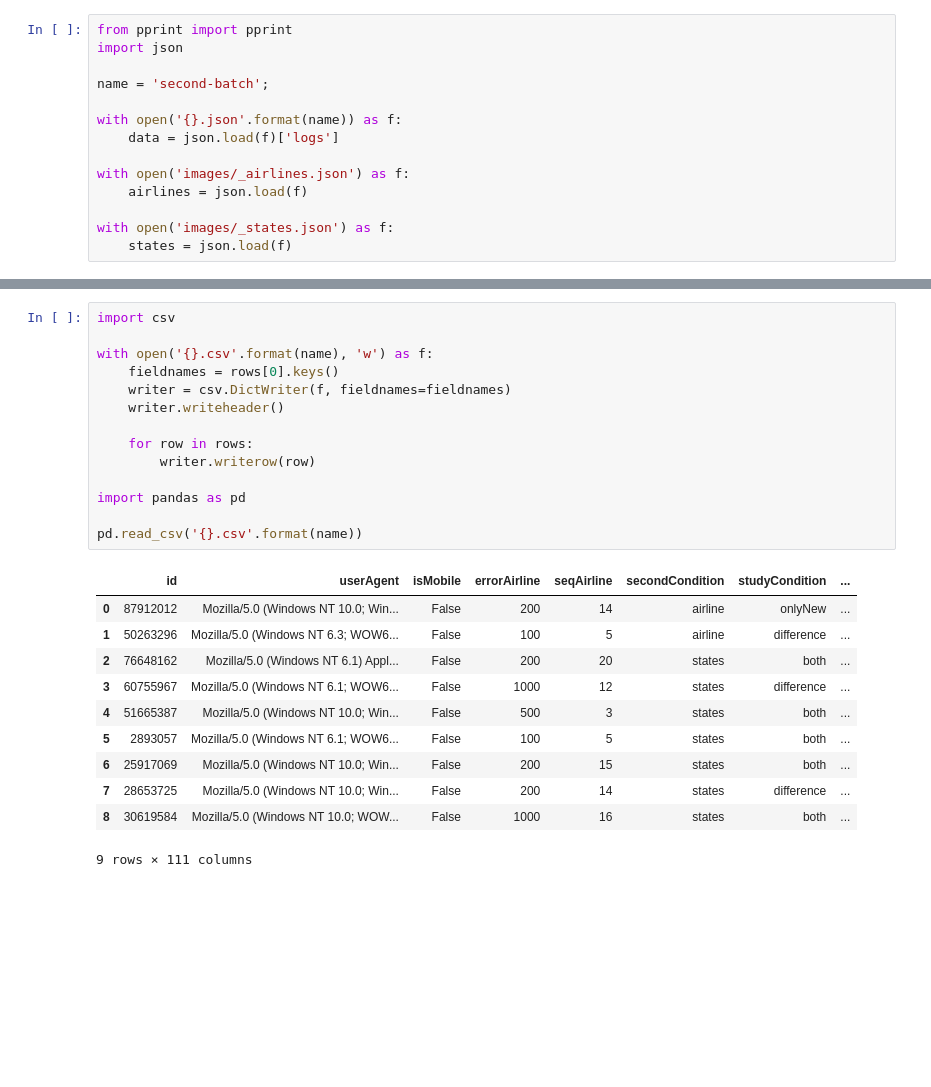
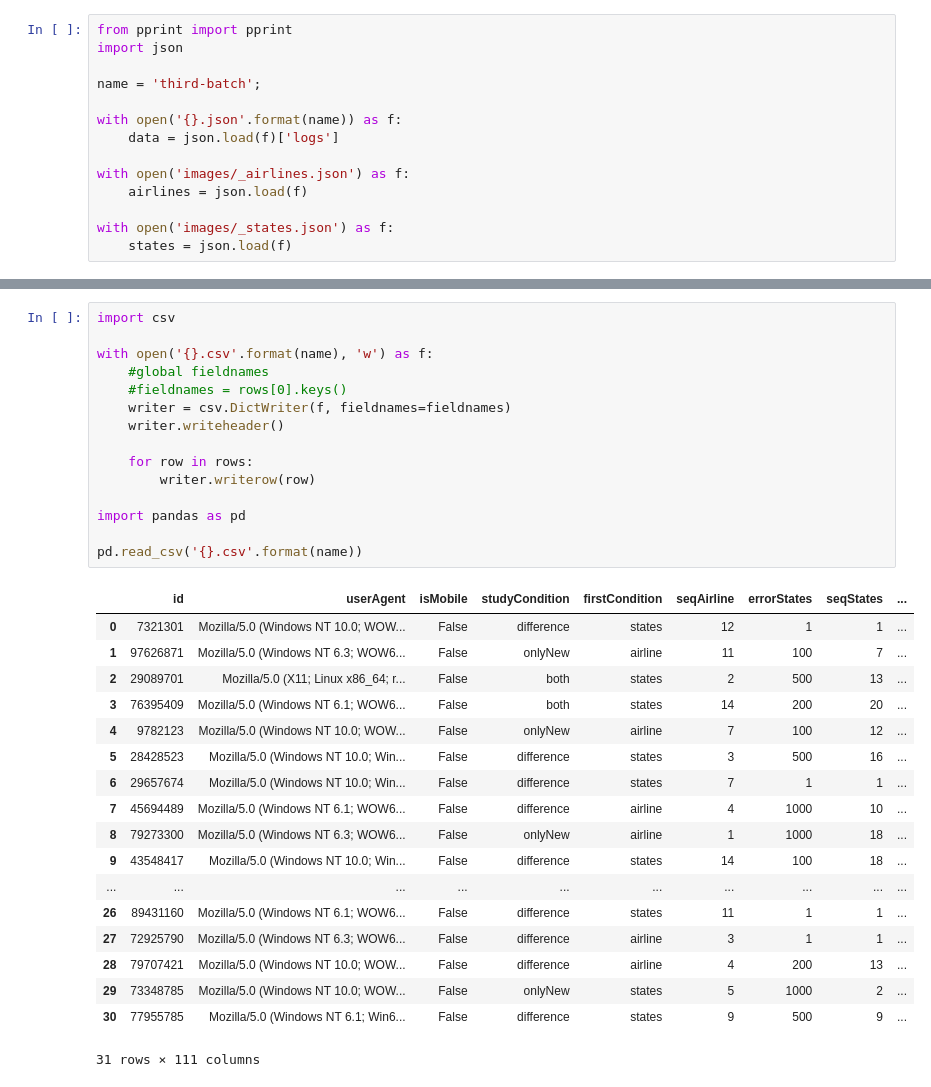
Before and after one commit to domoritz/bias-study, a Jupyter notebook: data/csvify.ipynb, the cells around one changed output, grey strips where cells are left out. Saved outputs shown, nothing was run; the diff lists cells and outputs as text; blank space fills up the shorter version.

```diff
--- a/data/csvify.ipynb
+++ b/data/csvify.ipynb
@@ -2,7 +2,7 @@
 from pprint import pprint
 import json
 
-name = 'second-batch';
+name = 'third-batch';
 
 with open('{}.json'.format(name)) as f:
     data = json.load(f)['logs']
@@ -244,26 +244,34 @@ OrderedDict([('id', '87912012'),
 # %%
 import csv
 
 with open('{}.csv'.format(name), 'w') as f:
-    fieldnames = rows[0].keys()
+    #global fieldnames
+    #fieldnames = rows[0].keys()
     writer = csv.DictWriter(f, fieldnames=fieldnames)
     writer.writeheader()
 
     for row in rows:
         writer.writerow(row)
 
 import pandas as pd
 
 pd.read_csv('{}.csv'.format(name))
 # %% [output]
-|  | id | userAgent | isMobile | errorAirline | seqAirline | secondCondition | studyCondition | ... |
-| 0 | 87912012 | Mozilla/5.0 (Windows NT 10.0; Win... | False | 200 | 14 | airline | onlyNew | ... |
-| 1 | 50263296 | Mozilla/5.0 (Windows NT 6.3; WOW6... | False | 100 | 5 | airline | difference | ... |
-| 2 | 76648162 | Mozilla/5.0 (Windows NT 6.1) Appl... | False | 200 | 20 | states | both | ... |
-| 3 | 60755967 | Mozilla/5.0 (Windows NT 6.1; WOW6... | False | 1000 | 12 | states | difference | ... |
-| 4 | 51665387 | Mozilla/5.0 (Windows NT 10.0; Win... | False | 500 | 3 | states | both | ... |
-| 5 | 2893057 | Mozilla/5.0 (Windows NT 6.1; WOW6... | False | 100 | 5 | states | both | ... |
-| 6 | 25917069 | Mozilla/5.0 (Windows NT 10.0; Win... | False | 200 | 15 | states | both | ... |
-| 7 | 28653725 | Mozilla/5.0 (Windows NT 10.0; Win... | False | 200 | 14 | states | difference | ... |
-| 8 | 30619584 | Mozilla/5.0 (Windows NT 10.0; WOW... | False | 1000 | 16 | states | both | ... |
+|  | id | userAgent | isMobile | studyCondition | firstCondition | seqAirline | errorStates | seqStates | ... |
+| 0 | 7321301 | Mozilla/5.0 (Windows NT 10.0; WOW... | False | difference | states | 12 | 1 | 1 | ... |
+| 1 | 97626871 | Mozilla/5.0 (Windows NT 6.3; WOW6... | False | onlyNew | airline | 11 | 100 | 7 | ... |
+| 2 | 29089701 | Mozilla/5.0 (X11; Linux x86_64; r... | False | both | states | 2 | 500 | 13 | ... |
+| 3 | 76395409 | Mozilla/5.0 (Windows NT 6.1; WOW6... | False | both | states | 14 | 200 | 20 | ... |
+| 4 | 9782123 | Mozilla/5.0 (Windows NT 10.0; WOW... | False | onlyNew | airline | 7 | 100 | 12 | ... |
+| 5 | 28428523 | Mozilla/5.0 (Windows NT 10.0; Win... | False | difference | states | 3 | 500 | 16 | ... |
+| 6 | 29657674 | Mozilla/5.0 (Windows NT 10.0; Win... | False | difference | states | 7 | 1 | 1 | ... |
+| 7 | 45694489 | Mozilla/5.0 (Windows NT 6.1; WOW6... | False | difference | airline | 4 | 1000 | 10 | ... |
+| 8 | 79273300 | Mozilla/5.0 (Windows NT 6.3; WOW6... | False | onlyNew | airline | 1 | 1000 | 18 | ... |
+| 9 | 43548417 | Mozilla/5.0 (Windows NT 10.0; Win... | False | difference | states | 14 | 100 | 18 | ... |
+| ... | ... | ... | ... | ... | ... | ... | ... | ... | ... |
+| 26 | 89431160 | Mozilla/5.0 (Windows NT 6.1; WOW6... | False | difference | states | 11 | 1 | 1 | ... |
+| 27 | 72925790 | Mozilla/5.0 (Windows NT 6.3; WOW6... | False | difference | airline | 3 | 1 | 1 | ... |
+| 28 | 79707421 | Mozilla/5.0 (Windows NT 10.0; WOW... | False | difference | airline | 4 | 200 | 13 | ... |
+| 29 | 73348785 | Mozilla/5.0 (Windows NT 10.0; WOW... | False | onlyNew | states | 5 | 1000 | 2 | ... |
+| 30 | 77955785 | Mozilla/5.0 (Windows NT 6.1; Win6... | False | difference | states | 9 | 500 | 9 | ... |
-9 rows × 111 columns
+31 rows × 111 columns
```
Also changed, not shown: parts of 1 cell of this notebook, 4 other files.
